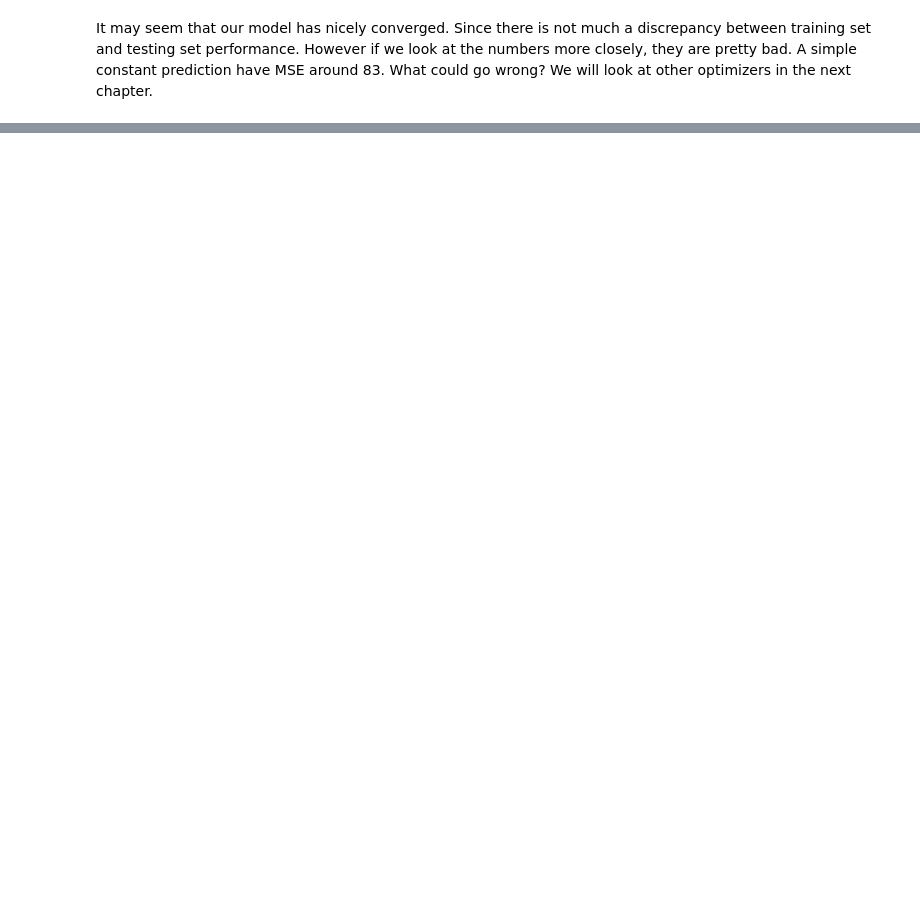
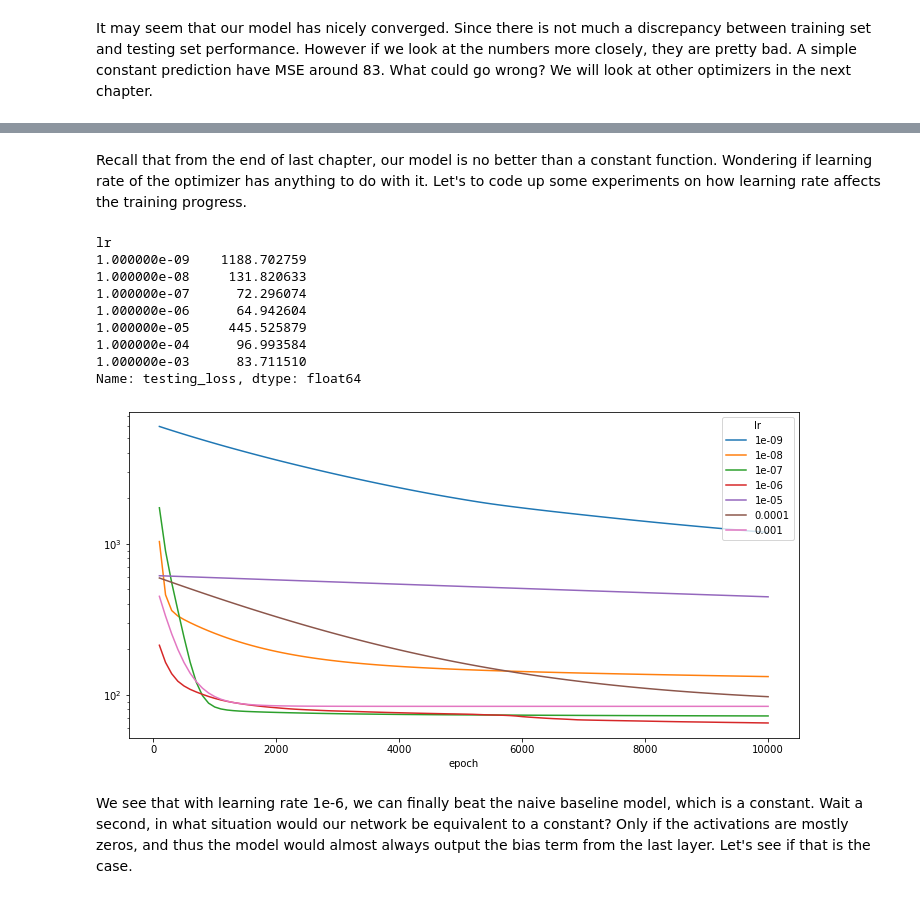
Before and after one commit to User-zwj/NeuralNetworks, a Jupyter notebook: Tutorial3.ipynb, the cells around one changed output, grey strips where cells are left out. Drawn from its saved outputs; the diff is of its cells as text; code cells hidden in the pictures; blank space fills up the shorter version.

Commit message:
Almost done

```diff
--- a/Tutorial3.ipynb
+++ b/Tutorial3.ipynb
@@ -892,0 +900,60 @@ tf.Tensor(83.24384, shape=(), dtype=float32)
+# %%
+@tf.function
+def train_step(model, optimizer, x, y):
+    with tf.GradientTape() as tape:
+        loss = tf.reduce_mean(tf.square(y - model(x)))
+    gradients = tape.gradient(loss, model.variables)
+    optimizer.apply_gradients(zip(gradients, model.variables))
+    return loss
+
+@tf.function
+def test_step(model, x, y):
+    return tf.reduce_mean(tf.square(y - model(x)))
+
+def train(model, optimizer, n_epochs=10000, his_freq=100):
+    history = []
+    for epoch in range(1, n_epochs + 1):
+        tr_loss = train_step(model, optimizer, x_tr, y_tr)
+        te_loss = test_step(model, x_te, y_te)
+        if not epoch % his_freq:
+            history.append({'epoch': epoch,
+            'training_loss': tr_loss.numpy(),
+            'testing_loss': te_loss.numpy()})
+    return model, pd.DataFrame(history)
+# %% [markdown]
+Recall that from the end of last chapter, our model is no better than a constant function.
+Wondering if learning rate of the optimizer has anything to do with it. Let's to code up
+some experiments on how learning rate affects the training progress.
+# %%
+def lr_experiments(learning_rates):
+    experiments = []
+    for lr in learning_rates:
+        model, history = train(MLP(4, 1), GradientDescent(lr))
+        history['lr'] = lr
+        experiments.append(history)
+    experiments = pd.concat(experiments, axis=0)
+    return experiments
+
+experiments = lr_experiments(learning_rates=[10 ** -i for i in range(3, 10)])
+ax = experiments.\
+    pivot(index='epoch', columns='lr', values='testing_loss').\
+    plot(kind='line', logy=True, figsize=(12, 6))
+
+# ax.get_figure().savefig('ch4_plot_1.png')
+print(experiments.groupby('lr')['testing_loss'].min())
+# %% [output]
+lr
+1.000000e-09    1188.702759
+1.000000e-08     131.820633
+1.000000e-07      72.296074
+1.000000e-06      64.942604
+1.000000e-05     445.525879
+1.000000e-04      96.993584
+1.000000e-03      83.711510
+Name: testing_loss, dtype: float64
+[figure, added]
+# %% [markdown]
+We see that with learning rate 1e-6, we can finally beat the naive baseline model, which is
+a constant. Wait a second, in what situation would our network be equivalent to a
+constant? Only if the activations are mostly zeros, and thus the model would almost
+always output the bias term from the last layer. Let's see if that is the case.
```
Also changed, not shown: parts of 33 cells of this notebook.
